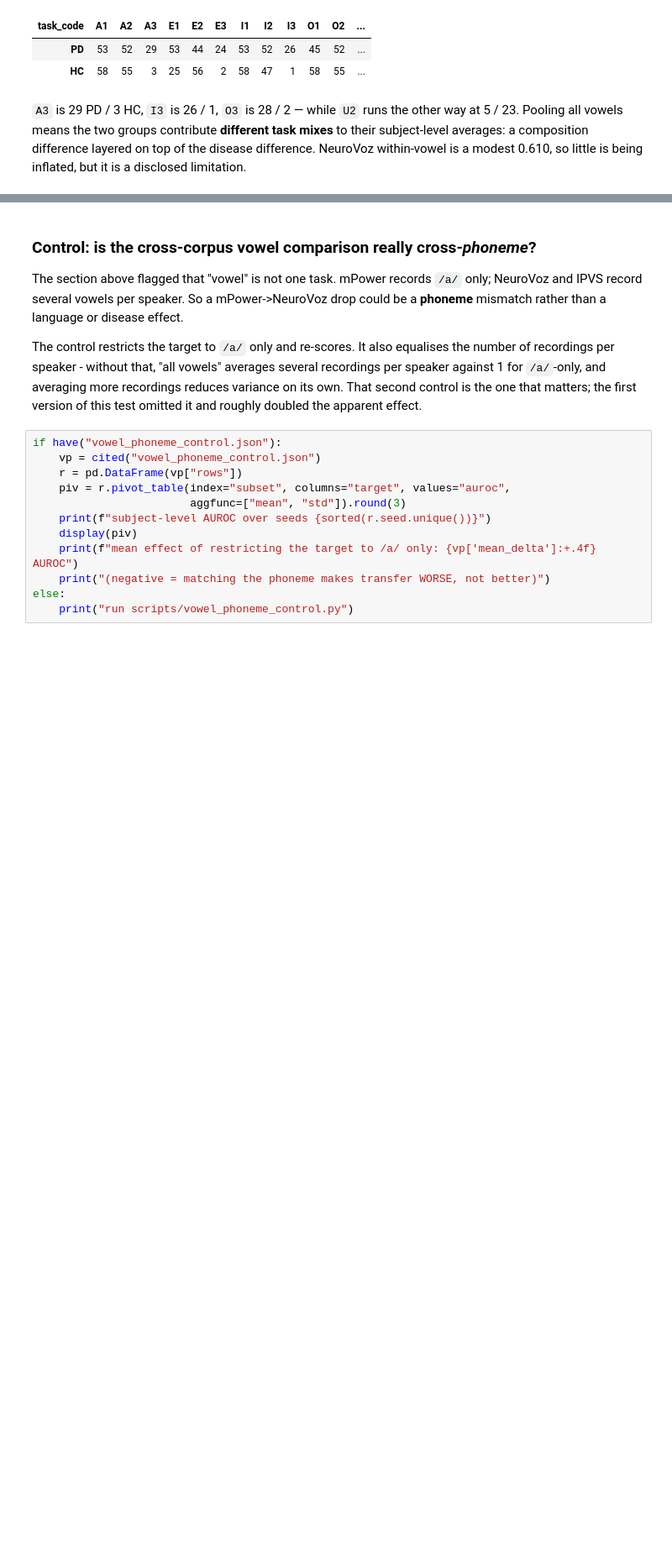
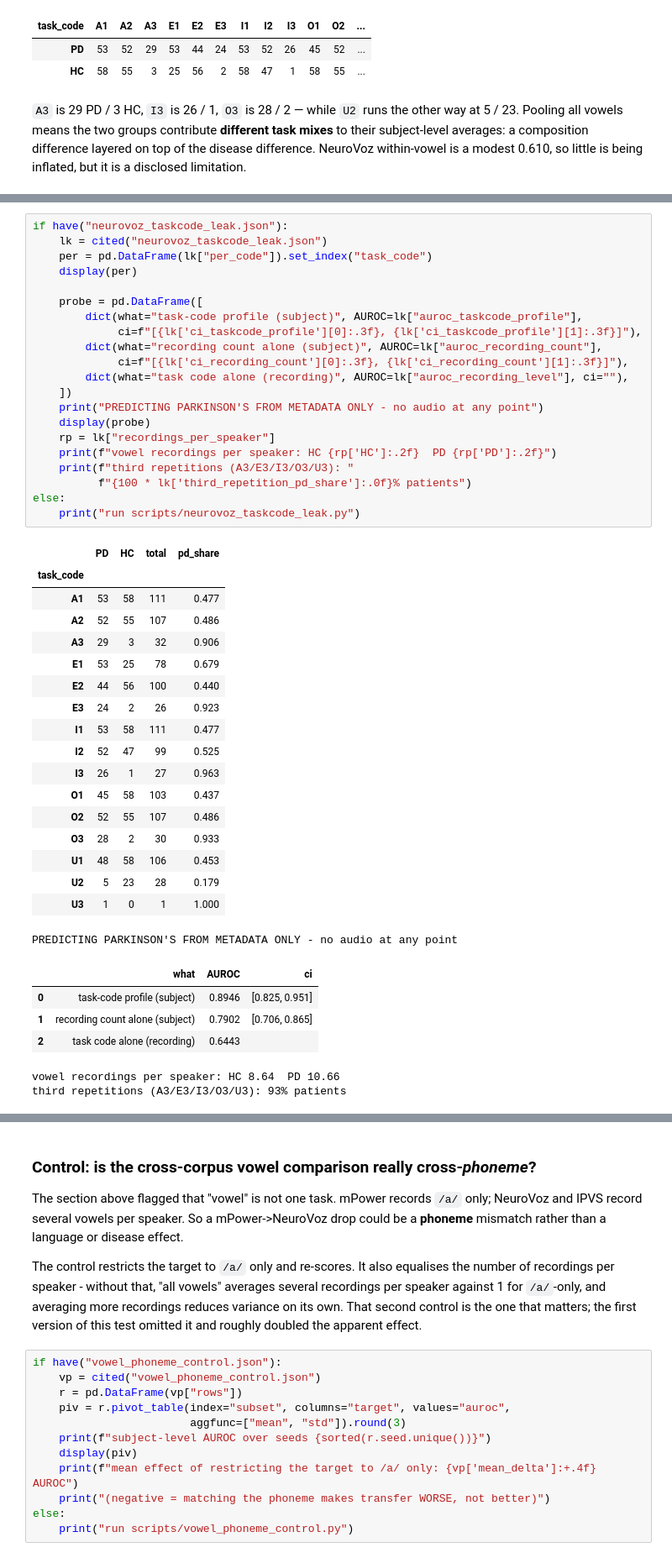
Before and after one commit to uaday/crosslingual-pd-voice, a Jupyter notebook: notebooks/50_data_and_results.ipynb, the cells around one changed output, grey strips where cells are left out. Shown at 84% size. Drawn from its saved outputs; the diff is of its cells as text; blank space fills up the shorter version.

```diff
--- a/notebooks/50_data_and_results.ipynb
+++ b/notebooks/50_data_and_results.ipynb
@@ -250,0 +266,46 @@ limitation.
+# %%
+if have("neurovoz_taskcode_leak.json"):
+    lk = cited("neurovoz_taskcode_leak.json")
+    per = pd.DataFrame(lk["per_code"]).set_index("task_code")
+    display(per)
+
+    probe = pd.DataFrame([
+        dict(what="task-code profile (subject)", AUROC=lk["auroc_taskcode_profile"],
+             ci=f"[{lk['ci_taskcode_profile'][0]:.3f}, {lk['ci_taskcode_profile'][1]:.3f}]"),
+        dict(what="recording count alone (subject)", AUROC=lk["auroc_recording_count"],
+             ci=f"[{lk['ci_recording_count'][0]:.3f}, {lk['ci_recording_count'][1]:.3f}]"),
+        dict(what="task code alone (recording)", AUROC=lk["auroc_recording_level"], ci=""),
+    ])
+    print("PREDICTING PARKINSON'S FROM METADATA ONLY - no audio at any point")
+    display(probe)
+    rp = lk["recordings_per_speaker"]
+    print(f"vowel recordings per speaker: HC {rp['HC']:.2f}  PD {rp['PD']:.2f}")
+    print(f"third repetitions (A3/E3/I3/O3/U3): "
+          f"{100 * lk['third_repetition_pd_share']:.0f}% patients")
+else:
+    print("run scripts/neurovoz_taskcode_leak.py")
+# %% [output]
+|  | PD | HC | total | pd_share |
+| task_code |  |  |  |  |
+| A1 | 53 | 58 | 111 | 0.477 |
+| A2 | 52 | 55 | 107 | 0.486 |
+| A3 | 29 | 3 | 32 | 0.906 |
+| E1 | 53 | 25 | 78 | 0.679 |
+| E2 | 44 | 56 | 100 | 0.440 |
+| E3 | 24 | 2 | 26 | 0.923 |
+| I1 | 53 | 58 | 111 | 0.477 |
+| I2 | 52 | 47 | 99 | 0.525 |
+| I3 | 26 | 1 | 27 | 0.963 |
+| O1 | 45 | 58 | 103 | 0.437 |
+| O2 | 52 | 55 | 107 | 0.486 |
+| O3 | 28 | 2 | 30 | 0.933 |
+| U1 | 48 | 58 | 106 | 0.453 |
+| U2 | 5 | 23 | 28 | 0.179 |
+| U3 | 1 | 0 | 1 | 1.000 |
+PREDICTING PARKINSON'S FROM METADATA ONLY - no audio at any point
+|  | what | AUROC | ci |
+| 0 | task-code profile (subject) | 0.8946 | [0.825, 0.951] |
+| 1 | recording count alone (subject) | 0.7902 | [0.706, 0.865] |
+| 2 | task code alone (recording) | 0.6443 |  |
+vowel recordings per speaker: HC 8.64  PD 10.66
+third repetitions (A3/E3/I3/O3/U3): 93% patients
```
Also changed, not shown: parts of 4 cells of this notebook, 1 other file.
